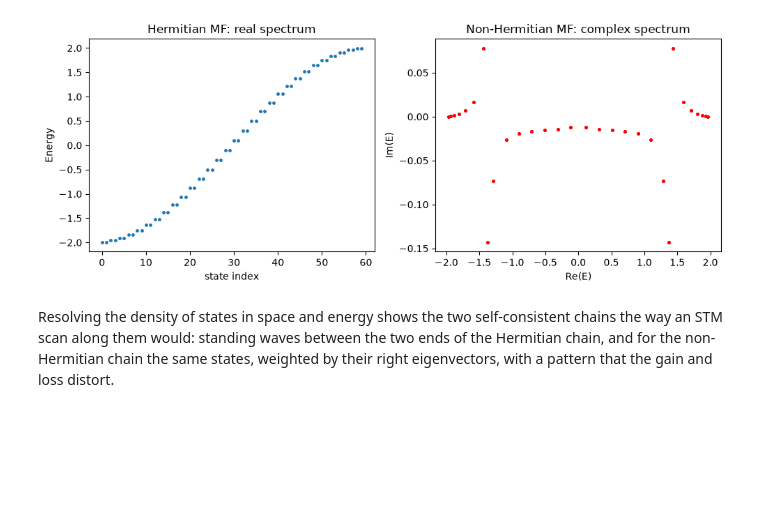
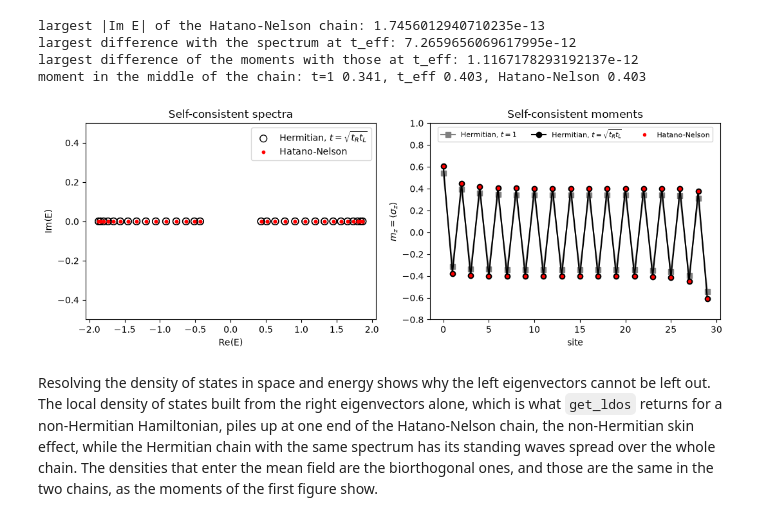
Before and after one commit to joselado/pyqula, a Jupyter notebook: jupyter-notebooks/functionalities/interacting_mean_field_hamiltonians/08_hermitian_nonhermitian.ipynb, the cells around one changed output. Drawn from its saved outputs; the diff is of its cells as text; code cells hidden in the pictures; blank space fills up the shorter version.

```diff
--- a/jupyter-notebooks/functionalities/interacting_mean_field_hamiltonians/08_hermitian_nonhermitian.ipynb
+++ b/jupyter-notebooks/functionalities/interacting_mean_field_hamiltonians/08_hermitian_nonhermitian.ipynb
@@ -10,43 +18,73 @@ energies.
 # %%
 # Add the root path of the pyqula library
 import os ; import sys
 sys.path.append(os.getcwd()+"/../../../src")
 
 import numpy as np
 import matplotlib.pyplot as plt
 from pyqula import geometry
-from pyqula import check
 
-# Hermitian case
-g = geometry.chain(30) ; g.dimensionality = 0
-h = g.get_hamiltonian(has_spin=True)
-h = h.get_mean_field_hamiltonian(U=1.5,filling=0.5,mf="ferro")
-check.check_hamiltonian(h) # raises if not actually Hermitian
-(_,e_herm) = h.get_bands()
+np.random.seed(0) # the sublattice labels start from a random site
+g = geometry.chain(30) ; g.dimensionality = 0 # 30 sites, open boundary conditions
+g.get_sublattice() # two sublattices, for the antiferromagnetic guess
 
-# non-Hermitian case: onsite gain/loss on top of the same chain
-g2 = geometry.chain(30) ; g2.dimensionality = 0
-h2 = g2.get_hamiltonian(has_spin=True,non_hermitian=True)
-h2.add_onsite(lambda r: 1j*0.3*np.cos(2*np.pi*0.25*r[0]))
-h2 = h2.get_mean_field_hamiltonian(U=1.5,filling=0.5,mf="ferro")
-(_,e_nonherm) = h2.get_bands()
+def open_chain(t_right,t_left):
+    """Open spinful chain, with t_right the coefficient of c^dag_i c_{i+1}
+    and t_left that of c^dag_{i+1} c_i"""
+    def tij(r1,r2):
+        dx = r2[0]-r1[0]
+        if abs(dx-1.)<1e-6: return t_right # hopping to the left
+        if abs(dx+1.)<1e-6: return t_left # hopping to the right
+        return 0.
+    return g.get_hamiltonian(tij=tij,has_spin=True,
+                             non_hermitian=(t_right!=t_left))
 
-fig,axs = plt.subplots(1,2,figsize=(10,4))
-axs[0].scatter(range(len(e_herm)),np.real(e_herm),s=6)
-axs[0].set_title("Hermitian MF: real spectrum")
-axs[0].set_xlabel("state index") ; axs[0].set_ylabel("Energy")
-axs[1].scatter(np.real(e_nonherm),np.imag(e_nonherm),s=6,c="red")
-axs[1].set_title("Non-Hermitian MF: complex spectrum")
-axs[1].set_xlabel("Re(E)") ; axs[1].set_ylabel("Im(E)")
+scf = dict(U=2.0,filling=0.5,mf="antiferro",maxerror=1e-9,mix=0.5,maxite=3000)
+t_right,t_left = 0.6,1.4 # Hatano-Nelson hoppings
+t_eff = np.sqrt(t_right*t_left) # hopping of the gauge-equivalent Hermitian chain
+h_hn = open_chain(t_right,t_left).get_mean_field_hamiltonian(**scf) # non-Hermitian
+h_eff = open_chain(t_eff,t_eff).get_mean_field_hamiltonian(**scf) # Hermitian, t_eff
+h_one = open_chain(1.,1.).get_mean_field_hamiltonian(**scf) # Hermitian, t=1
+
+(_,e_hn) = h_hn.get_bands() # complex eigenvalues
+(_,e_eff) = h_eff.get_bands()
+print("largest |Im E| of the Hatano-Nelson chain:",np.max(np.abs(np.imag(e_hn))))
+print("largest difference with the spectrum at t_eff:",
+      np.max(np.abs(np.sort(np.real(e_hn))-np.sort(np.real(e_eff)))))
+m_hn,m_eff,m_one = [h.get_magnetization()[:,2] for h in [h_hn,h_eff,h_one]]
+print("largest difference of the moments with those at t_eff:",np.max(np.abs(m_hn-m_eff)))
+print("moment in the middle of the chain: t=1 %.3f, t_eff %.3f, Hatano-Nelson %.3f"
+      %(abs(m_one[15]),abs(m_eff[15]),abs(m_hn[15])))
+
+fig,axs = plt.subplots(1,2,figsize=(11,4))
+axs[0].scatter(np.real(e_eff),np.zeros(len(e_eff)),s=60,facecolors="none",
+               edgecolors="black",label=r"Hermitian, $t=\sqrt{t_Rt_L}$")
+axs[0].scatter(np.real(e_hn),np.imag(e_hn),s=10,c="red",label="Hatano-Nelson")
+axs[0].set_ylim(-0.5,0.5) ; axs[0].legend()
+axs[0].set_xlabel("Re(E)") ; axs[0].set_ylabel("Im(E)")
+axs[0].set_title("Self-consistent spectra")
+x = np.arange(len(m_hn))
+axs[1].plot(x,m_one,marker="s",c="gray",label="Hermitian, $t=1$")
+axs[1].plot(x,m_eff,marker="o",c="black",label=r"Hermitian, $t=\sqrt{t_Rt_L}$")
+axs[1].plot(x,m_hn,marker=".",c="red",ls="",label="Hatano-Nelson")
+axs[1].set_xlabel("site") ; axs[1].set_ylabel(r"$m_z=\langle\sigma_z\rangle$")
+axs[1].set_ylim(-0.8,1.0) ; axs[1].legend(loc="upper center",ncol=3,fontsize=8)
+axs[1].set_title("Self-consistent moments")
 plt.tight_layout()
 plt.show()
 # %% [output]
+largest |Im E| of the Hatano-Nelson chain: 1.7456012940710235e-13
+largest difference with the spectrum at t_eff: 7.2659656069617995e-12
+largest difference of the moments with those at t_eff: 1.1167178293192137e-12
+moment in the middle of the chain: t=1 0.341, t_eff 0.403, Hatano-Nelson 0.403
-[figure, old version]
+[figure, new version]
 # %% [markdown]
-Resolving the density of states in space and energy shows the two self-consistent chains the way
-an STM scan along them would: standing waves between the two ends of the Hermitian chain, and for
-the non-Hermitian chain the same states, weighted by their right eigenvectors, with a pattern that
-the gain and loss distort.
+Resolving the density of states in space and energy shows why the left eigenvectors cannot be
+left out. The local density of states built from the right eigenvectors alone, which is what
+`get_ldos` returns for a non-Hermitian Hamiltonian, piles up at one end of the Hatano-Nelson chain,
+the non-Hermitian skin effect, while the Hermitian chain with the same spectrum has its standing
+waves spread over the whole chain. The densities that enter the mean field are the biorthogonal
+ones, and those are the same in the two chains, as the moments of the first figure show.
 # %%
 energies = np.linspace(-3.,3.,101)
 fig,axs = plt.subplots(1,2,figsize=(10,4),sharey=True)
```
Also changed, not shown: parts of 5 cells of this notebook, 22 other files.
